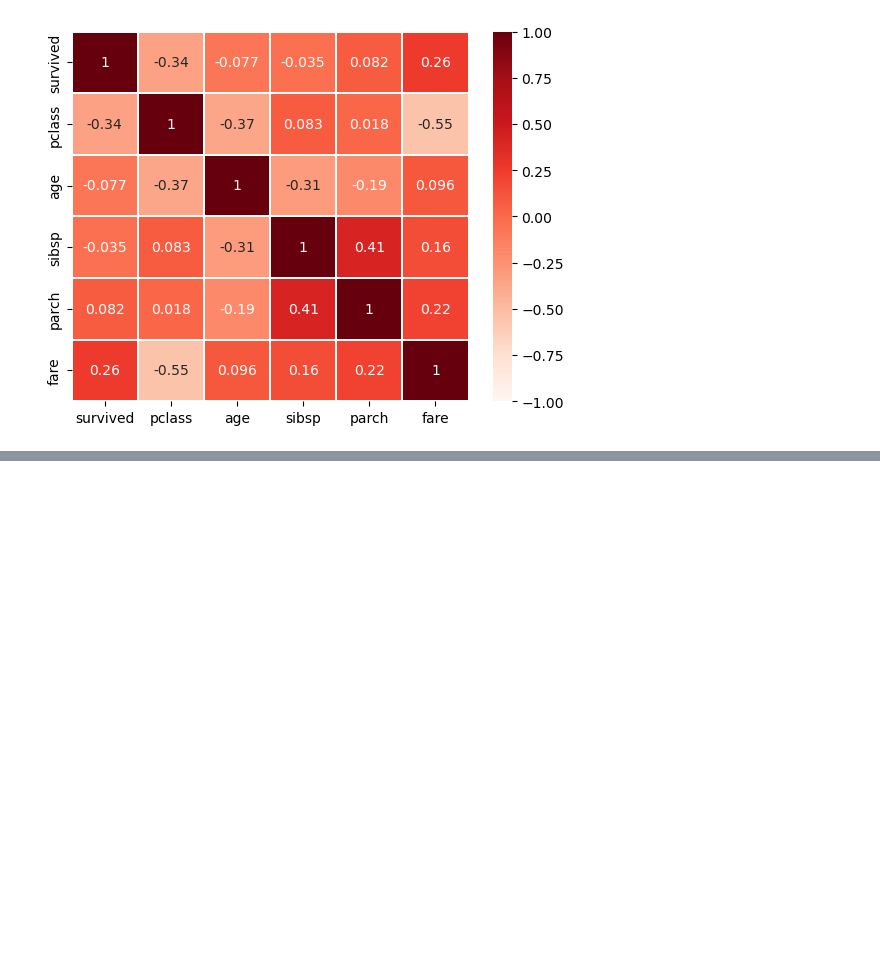
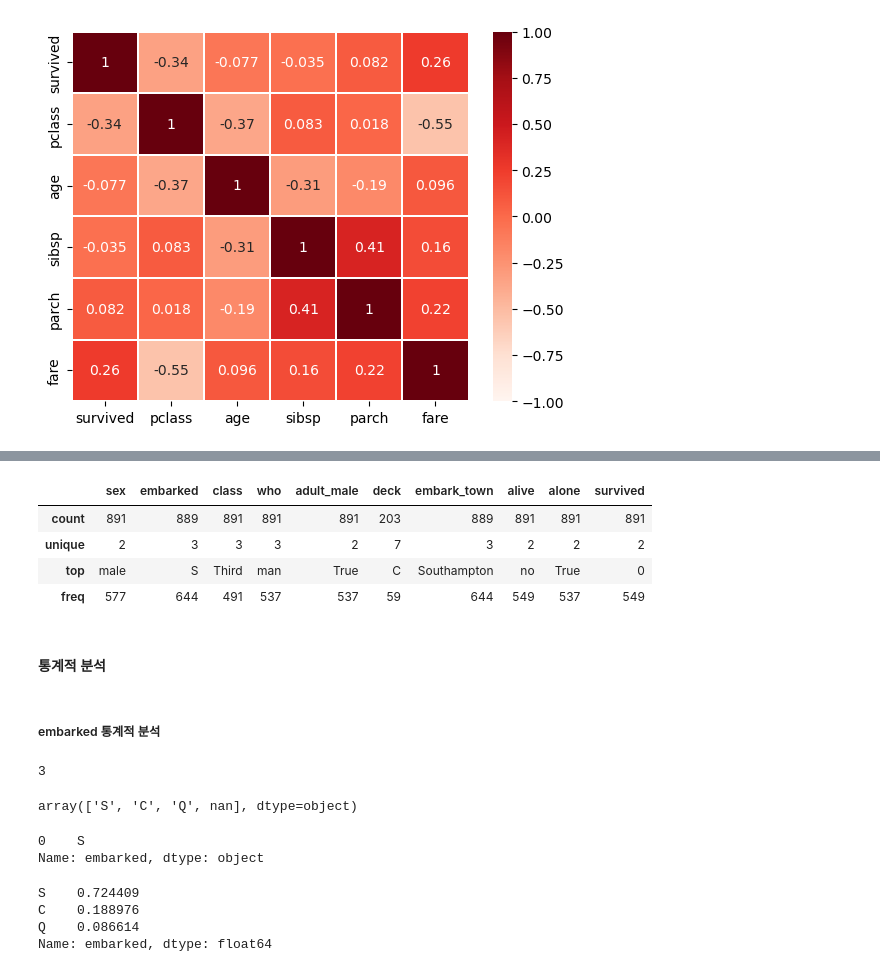
Before and after one commit to yulmu99/Playdata, a Jupyter notebook: Data_processing/Data_preprocessing/EDA.ipynb, the cells around one changed output, grey strips where cells are left out. Drawn from its saved outputs; the diff is of its cells as text; code cells hidden in the pictures; blank space fills up the shorter version.

```diff
--- a/Data_processing/Data_preprocessing/EDA.ipynb
+++ b/Data_processing/Data_preprocessing/EDA.ipynb
@@ -344,0 +416,38 @@ sns.heatmap(titanic_number.corr(),vmin=-1,vmax=1,annot=True,linewidths=0.2,cmap=
+# %%
+#통계적 분석
+titanic_object.describe()
+# %% [output]
+|  | sex | embarked | class | who | adult_male | deck | embark_town | alive | alone | survived |
+| count | 891 | 889 | 891 | 891 | 891 | 203 | 889 | 891 | 891 | 891 |
+| unique | 2 | 3 | 3 | 3 | 2 | 7 | 3 | 2 | 2 | 2 |
+| top | male | S | Third | man | True | C | Southampton | no | True | 0 |
+| freq | 577 | 644 | 491 | 537 | 537 | 59 | 644 | 549 | 537 | 549 |
+# %% [markdown]
+#### 통계적 분석
+# %% [markdown]
+##### embarked 통계적 분석
+# %%
+#고유값 개수
+titanic_object['embarked'].nunique()
+# %% [output]
+3
+# %%
+#고유값
+titanic_object['embarked'].unique()
+# %% [output]
+array(['S', 'C', 'Q', nan], dtype=object)
+# %%
+#최빈값
+titanic_object['embarked'].mode()
+# %% [output]
+0    S
+Name: embarked, dtype: object
+# %%
+#범주별 개수
+titanic_object['embarked'].value_counts()
+titanic_object['embarked'].value_counts(normalize=True) #비율
+# %% [output]
+S    0.724409
+C    0.188976
+Q    0.086614
+Name: embarked, dtype: float64
```
Also changed, not shown: parts of 18 cells of this notebook, 2 other files.
